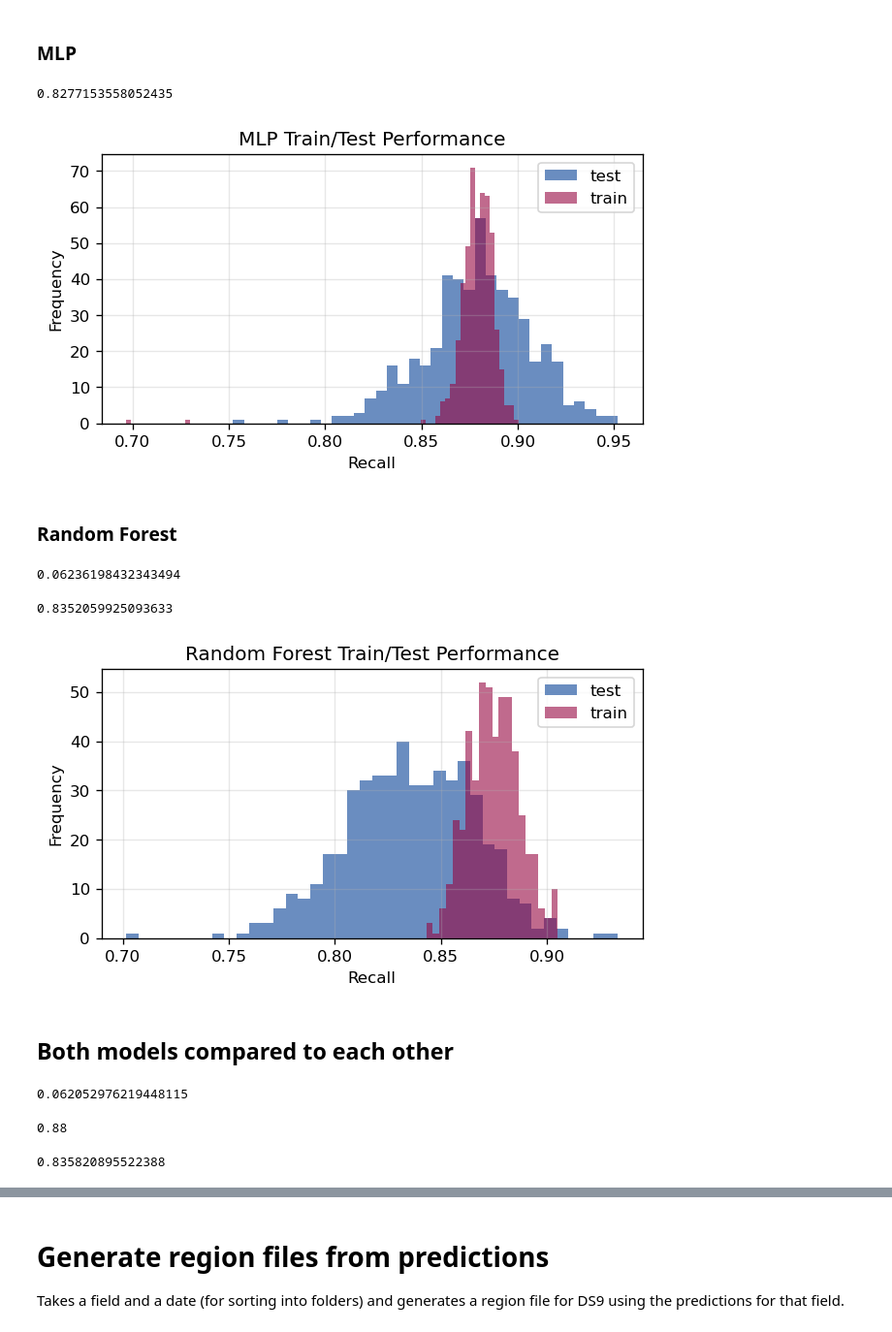
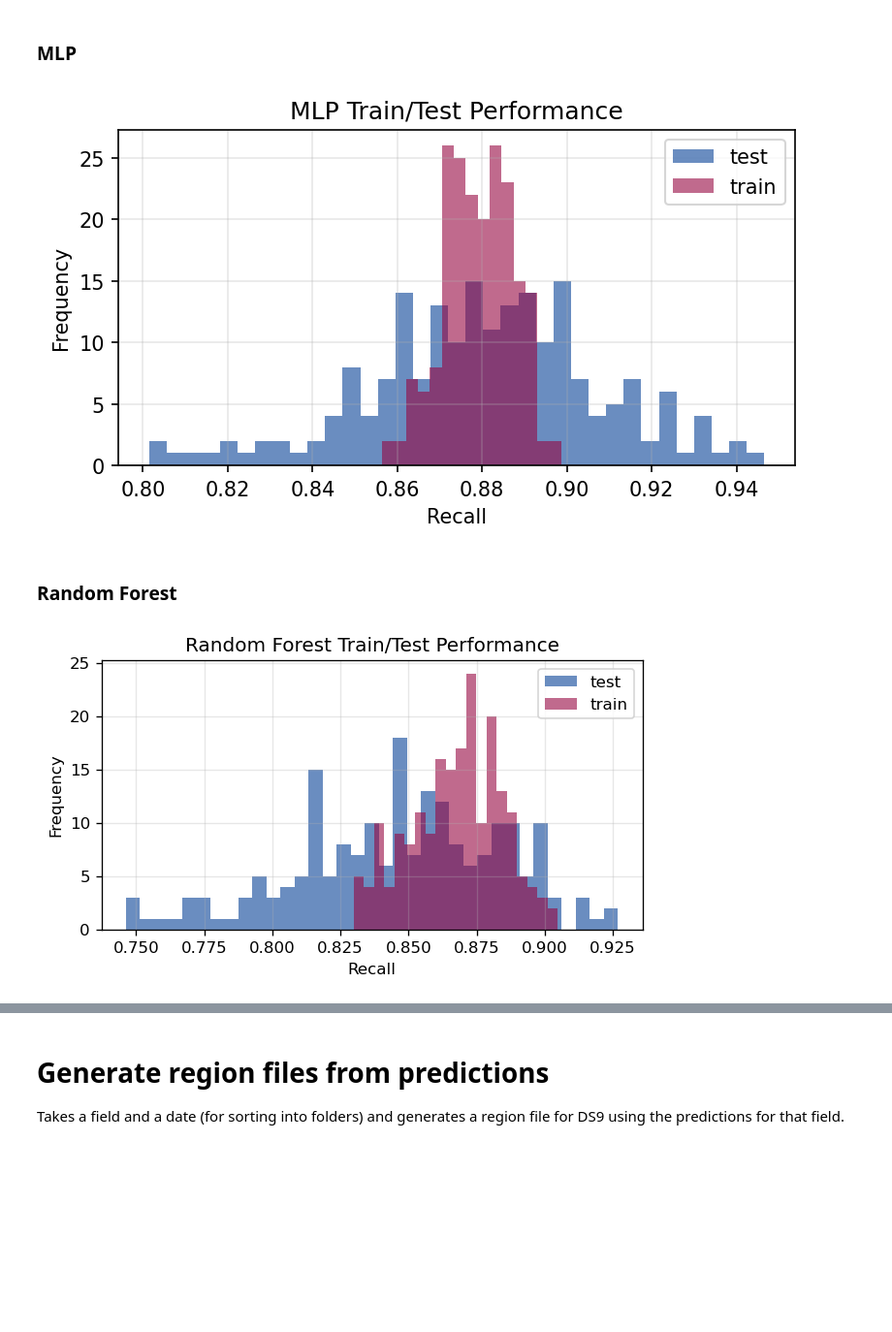
Before and after one commit to judy-theodora/m31gc-project, a Jupyter notebook: main.ipynb, the cells around one changed output, grey strips where cells are left out. Shown at 97% size. Saved outputs shown, nothing was run; the diff lists cells and outputs as text; code cells hidden in the pictures; blank space fills up the shorter version.

```diff
--- a/main.ipynb
+++ b/main.ipynb
@@ -403,7 +388,7 @@ Another functions, rf_pred, also takes a field as a parameter and makes predicti
 # %%
 # generate the classifier and return (with optional returning of train and test values)
 def ranfor(df,train_size=0.8,n_estimators=50,criterion='gini',features=['i','g','g-i'], max_depth=None,
-           max_leaf_nodes=None, min_samples_leaf=1, min_samples_split=2, max_features=2 ,stats=False):
+           max_leaf_nodes=None, min_samples_leaf=1, stats=False):
     # select features for training
     X = df[features]
     y = df['class']
@@ -411,8 +396,8 @@ def ranfor(df,train_size=0.8,n_estimators=50,criterion='gini',features=['i','g',
     X_train, X_test, y_train, y_test = train_test_split(X, y, train_size=train_size) # X
     # train the regressor model
     ran_for_class = RandomForestClassifier(n_estimators=n_estimators, max_depth=max_depth,
-                                    criterion=criterion, max_leaf_nodes=max_leaf_nodes, max_features=max_features,
-                                    min_samples_leaf=min_samples_leaf,min_samples_split=min_samples_split,n_jobs=-1
+                                    criterion=criterion, max_leaf_nodes=max_leaf_nodes,
+                                    min_samples_leaf=min_samples_leaf,n_jobs=-1
                                    ).fit(X_train,y_train)
 
 
@@ -623,5 +615,2 @@ Field 229
 # %% [markdown]
 ## Testing model performance
-# %%
-font = {'family': 'Georgia'}
-plt.rc('font',**font)
@@ -684,32 +617,26 @@ plt.show()
 # %% [markdown]
 ### MLP
 # %%
-mlp_test_recall = []
-mlp_train_recall = []
-mlp_test_acc = []
-for i in range(500):
+test_recall = []
+train_recall = []
+for i in range(200):
     _, test_pred, test_true, train_pred, train_true =  mlp_class(training_data,train_size=0.8,hidden_layer_sizes=(2,),activation='tanh',alpha=1.1,max_iter=500,
                   features=['i','g','g-i'],solver='lbfgs', max_fun=15000, stats=True)
     tn, fp, fn, tp = confusion_matrix(test_true,test_pred,labels=['galaxy','gc']).ravel()
-    mlp_test_recall.append(tp/(tp+fn))
-    mlp_test_acc.append((tp+tn)/(tp+fp+tn+fn))
+    test_recall.append(tp/(tp+fn))
     tn, fp, fn, tp = confusion_matrix(train_true,train_pred,labels=['galaxy','gc']).ravel()
-    mlp_train_recall.append(tp/(tp+fn))
+    train_recall.append(tp/(tp+fn))
-# %%
-np.median(mlp_test_acc)
-# %% [output]
-0.8277153558052435
 # %%
 plt.figure(dpi=120, figsize=(6,3))
-plt.hist(mlp_test_recall,bins=35,color='#074297',alpha=0.6,label='test')
-plt.hist(mlp_train_recall,bins=80,color='#970742',alpha=0.6,label='train')
+plt.hist(test_recall,bins=35,color='#074297',alpha=0.6,label='test')
+plt.hist(train_recall,bins=15,color='#970742',alpha=0.6,label='train')
 plt.legend()
 plt.grid(alpha=0.3)
 plt.xlabel('Recall')
 plt.ylabel('Frequency')
 plt.title('MLP Train/Test Performance')
 plt.show()
 # %% [output]
-[figure, old version]
+[figure, new version]
 # %% [markdown]
 ### Random Forest
@@ -723,9 +643 @@ max_features = 2
-# %%
-2*np.std(rf_test_recall)
-# %% [output]
-0.06236198432343494
-# %%
-np.median(rf_test_acc)
-# %% [output]
-0.8352059925093633
 # %%
@@ -743,7 +652,7 @@ for i in range(500):
 # %%
 plt.figure(dpi=120, figsize=(6,3))
-plt.hist(rf_test_recall,bins=40,color='#074297',alpha=0.6,label='test')
-plt.hist(rf_train_recall,bins=20,color='#970742',alpha=0.6,label='train')
+plt.hist(test_recall,bins=35,color='#074297',alpha=0.6,label='test')
+plt.hist(train_recall,bins=20,color='#970742',alpha=0.6,label='train')
 plt.legend()
 plt.grid(alpha=0.3)
 plt.xlabel('Recall')
@@ -751,18 +660,4 @@ plt.ylabel('Frequency')
 plt.title('Random Forest Train/Test Performance')
 plt.show()
 # %% [output]
-[figure, old version]
+[figure, new version]
-# %% [markdown]
-## Both models compared to each other
-# %%
-2*np.std(mlp_test_recall)
-# %% [output]
-0.062052976219448115
-# %%
-np.median(mlp_test_recall)
-# %% [output]
-0.88
-# %%
-np.median(rf_test_recall)
-# %% [output]
-0.835820895522388
```
Also changed, not shown: parts of 69 cells of this notebook.
